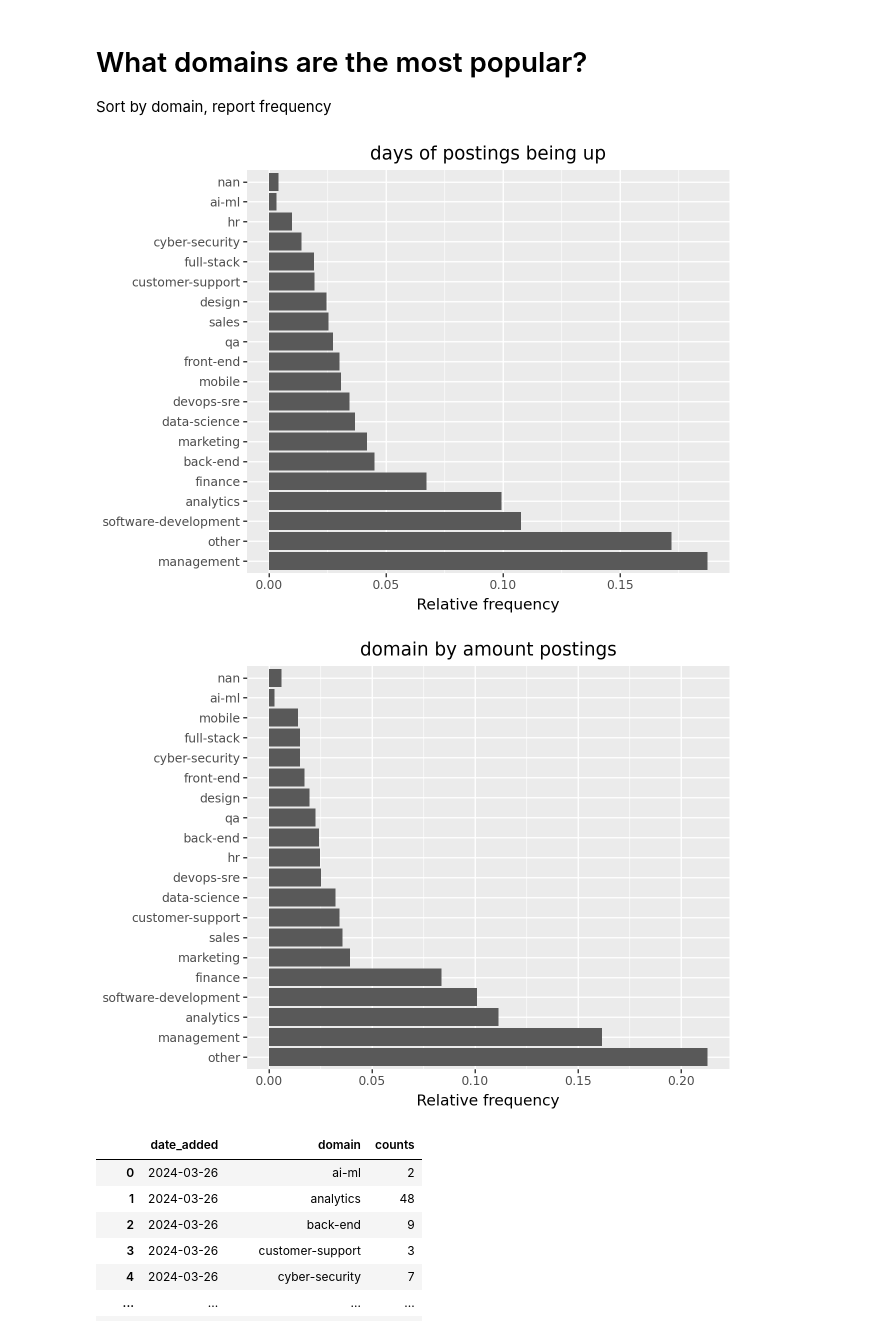
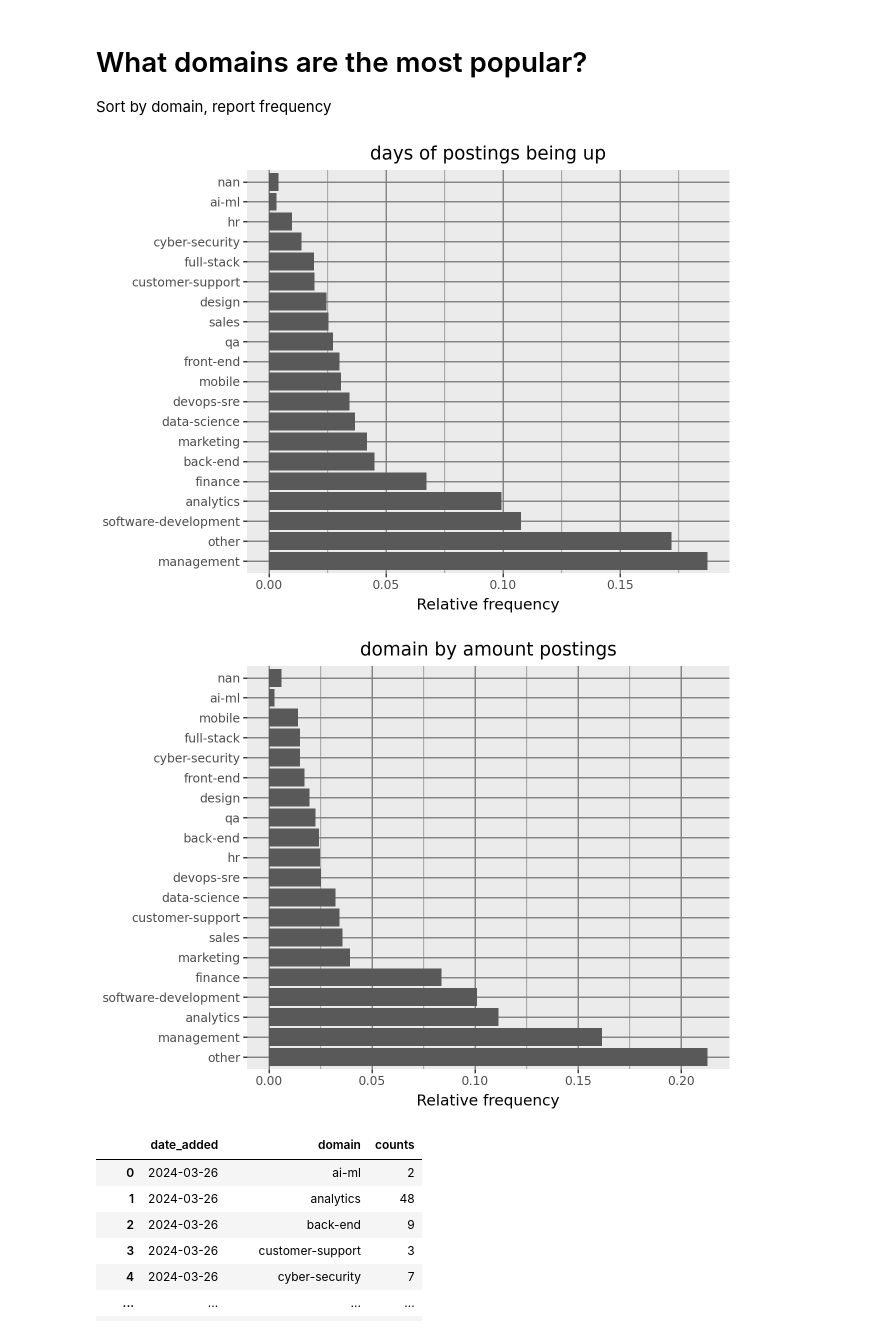
Before and after one commit to m2ger2020/listings, a Jupyter notebook: projekt.ipynb, the cells around one changed output. Cells and saved outputs as stored; diff of their text form; code cells hidden in the pictures.

```diff
--- a/projekt.ipynb
+++ b/projekt.ipynb
@@ -474,24 +498,36 @@ domain_cat=pd.Categorical(data['domain'], categories=domains_sorted)
 + p9.labs(x='',y='Relative frequency')
 + p9.coord_flip()
 + p9.ggtitle("days of postings being up")
++ p9.theme(
+    #panel_background=p9.element_blank(),
+    plot_background=p9.element_blank(),
+    panel_grid_major=p9.element_line(color="gray"),
+    panel_grid_minor=p9.element_line(color="gray")
+    )
 )
 # %% [output]
-[figure, old version]
+[figure, new version]
 # %%
 domains_sorted=new_data['domain'].value_counts().index.tolist()
 domain_cat=pd.Categorical(new_data['domain'], categories=domains_sorted)
 
 ( p9.ggplot(
     data=new_data,
     mapping=p9.aes(x='domain_cat',y=p9.after_stat('count / np.sum(count)'))
 )
 + p9.geom_bar()
 + p9.labs(x='',y='Relative frequency')
 + p9.coord_flip()
 + p9.ggtitle("domain by amount postings")
++ p9.theme(
+    #panel_background=p9.element_blank(),
+    plot_background=p9.element_blank(),
+    panel_grid_major=p9.element_line(color="gray"),
+    panel_grid_minor=p9.element_line(color="gray")
+    )
 )
 # %% [output]
-[figure, old version]
+[figure, new version]
 # %%
 domain_counts_daily=data.groupby(['date_added','domain'])['domain'].count()
 domain_counts_daily=domain_counts_daily.reset_index(name='counts')
```
Also changed, not shown: parts of 5 cells of this notebook.
